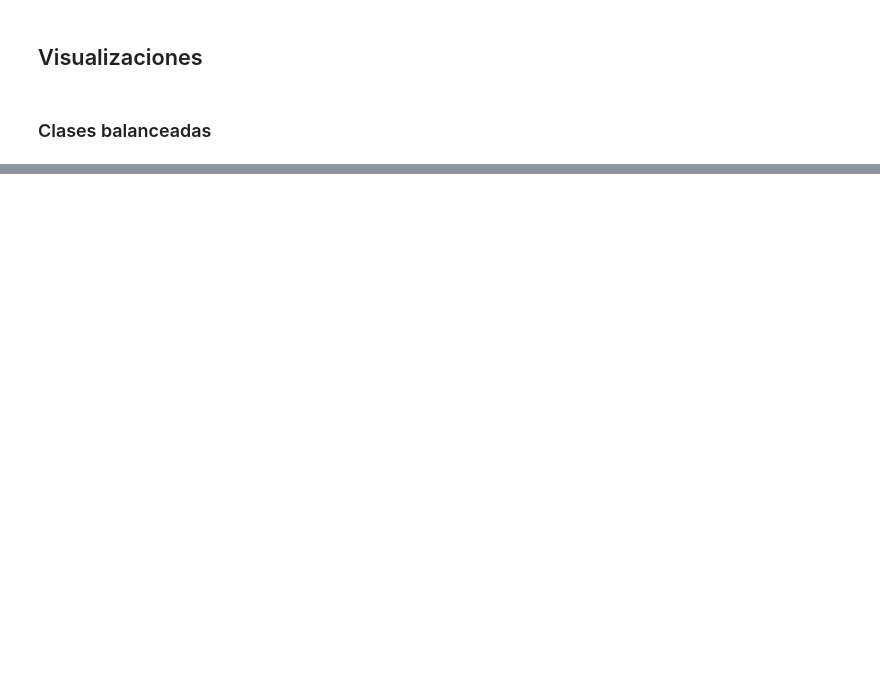
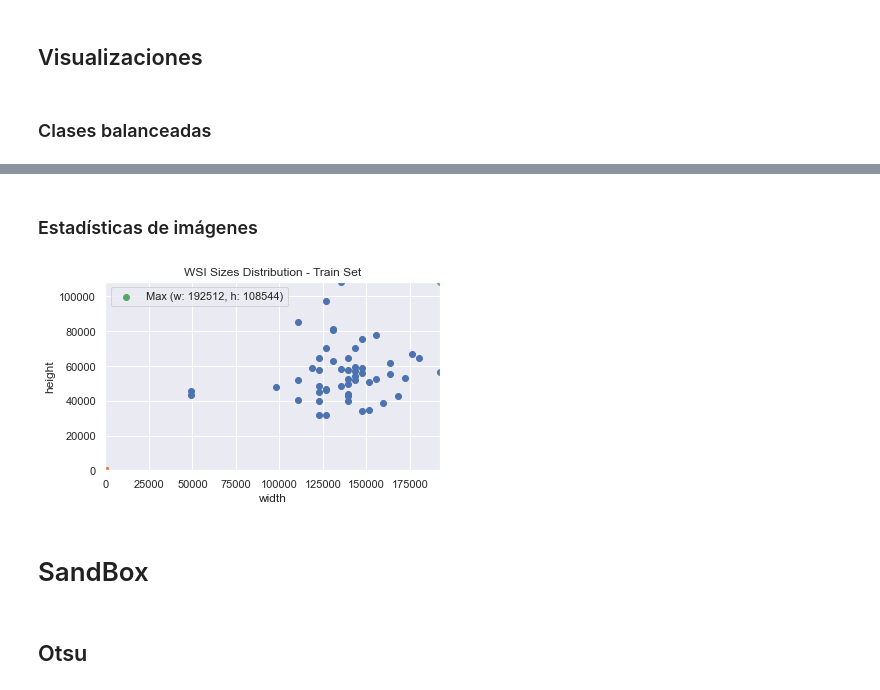
Before and after one commit to sborquez/her2bdl, a Jupyter notebook: notebooks/Exploratory Data Analysis.ipynb, the cells around one changed output, grey strips where cells are left out. Drawn from its saved outputs; the diff is of its cells as text; code cells hidden in the pictures; blank space fills up the shorter version.

```diff
--- a/notebooks/Exploratory Data Analysis.ipynb
+++ b/notebooks/Exploratory Data Analysis.ipynb
@@ -166,0 +214,8 @@ display_class_distribution(test, dataset_name="Testing")
+# %% [markdown]
+### Estadísticas de imágenes
+# %%
+display_wsi_sizes_distribution(train_dataset, "Train Set")
+# %% [output]
+[figure, added]
+# %% [markdown]
+# SandBox
@@ -166,0 +224,2 @@ display_class_distribution(test, dataset_name="Testing")
+# %% [markdown]
+## Otsu
```
Also changed, not shown: parts of 16 cells of this notebook, 22 other files.
